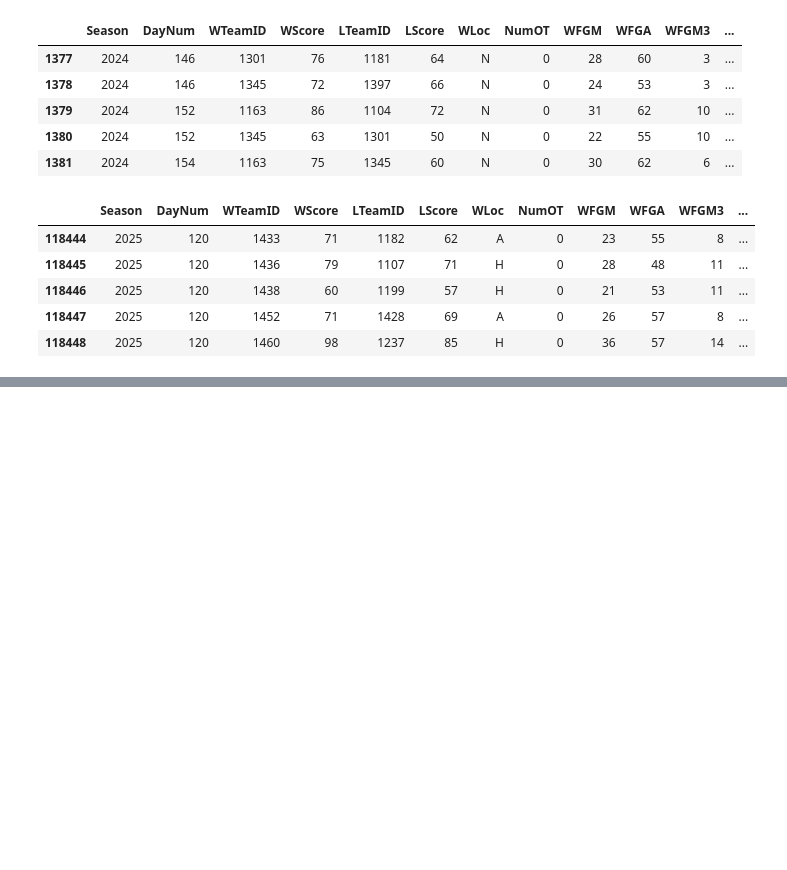
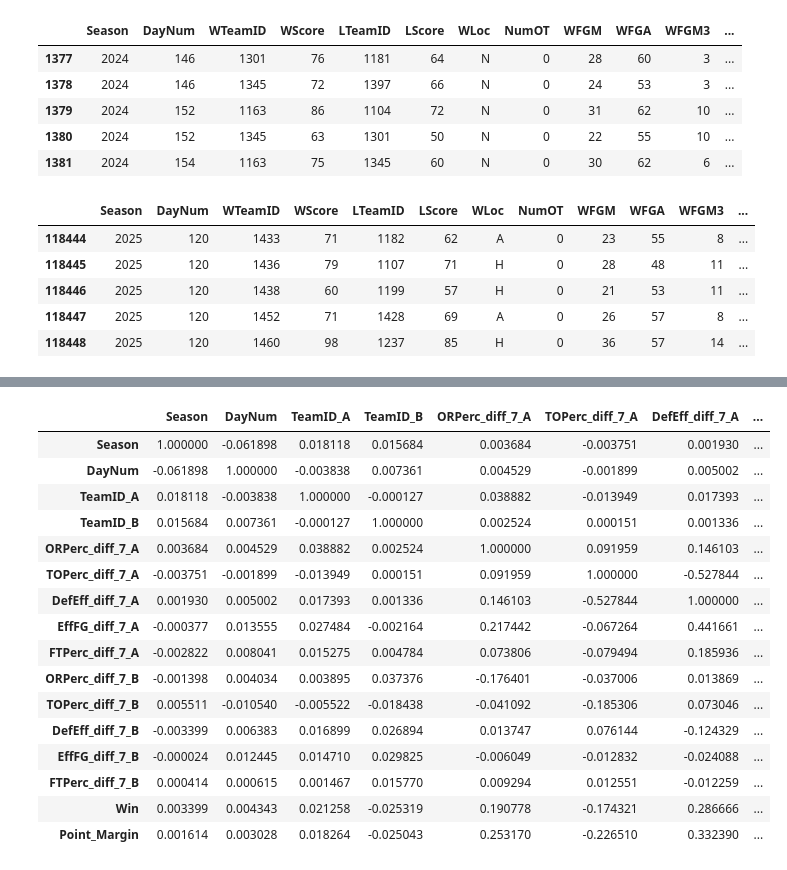
Before and after one commit to sidthakur08/mm-2025, a Jupyter notebook: explore.ipynb, the cells around one changed output, grey strips where cells are left out. Saved outputs shown, nothing was run; the diff lists cells and outputs as text; code cells hidden in the pictures; blank space fills up the shorter version.

```diff
--- a/explore.ipynb
+++ b/explore.ipynb
@@ -185,5 +185 @@ Win
 Name: count, dtype: int64
-# %%
-new_detailed_reg['PM'] = new_detailed_reg['Score_A'] - new_detailed_reg['Score_B']
-new_detailed_reg['OR_diff'] = new_detailed_reg['OR_A'] - new_detailed_reg['OR_B']
-new_detailed_reg['DR_diff'] = new_detailed_reg['DR_A'] - new_detailed_reg['DR_B']
@@ -189,0 +348,20 @@ new_detailed_reg['DR_diff'] = new_detailed_reg['DR_A'] - new_detailed_reg['DR_B'
+# %%
+df_final.corr()
+# %% [output]
+|  | Season | DayNum | TeamID_A | TeamID_B | ORPerc_diff_7_A | TOPerc_diff_7_A | DefEff_diff_7_A | ... |
+| Season | 1.000000 | -0.061898 | 0.018118 | 0.015684 | 0.003684 | -0.003751 | 0.001930 | ... |
+| DayNum | -0.061898 | 1.000000 | -0.003838 | 0.007361 | 0.004529 | -0.001899 | 0.005002 | ... |
+| TeamID_A | 0.018118 | -0.003838 | 1.000000 | -0.000127 | 0.038882 | -0.013949 | 0.017393 | ... |
+| TeamID_B | 0.015684 | 0.007361 | -0.000127 | 1.000000 | 0.002524 | 0.000151 | 0.001336 | ... |
+| ORPerc_diff_7_A | 0.003684 | 0.004529 | 0.038882 | 0.002524 | 1.000000 | 0.091959 | 0.146103 | ... |
+| TOPerc_diff_7_A | -0.003751 | -0.001899 | -0.013949 | 0.000151 | 0.091959 | 1.000000 | -0.527844 | ... |
+| DefEff_diff_7_A | 0.001930 | 0.005002 | 0.017393 | 0.001336 | 0.146103 | -0.527844 | 1.000000 | ... |
+| EffFG_diff_7_A | -0.000377 | 0.013555 | 0.027484 | -0.002164 | 0.217442 | -0.067264 | 0.441661 | ... |
+| FTPerc_diff_7_A | -0.002822 | 0.008041 | 0.015275 | 0.004784 | 0.073806 | -0.079494 | 0.185936 | ... |
+| ORPerc_diff_7_B | -0.001398 | 0.004034 | 0.003895 | 0.037376 | -0.176401 | -0.037006 | 0.013869 | ... |
+| TOPerc_diff_7_B | 0.005511 | -0.010540 | -0.005522 | -0.018438 | -0.041092 | -0.185306 | 0.073046 | ... |
+| DefEff_diff_7_B | -0.003399 | 0.006383 | 0.016899 | 0.026894 | 0.013747 | 0.076144 | -0.124329 | ... |
+| EffFG_diff_7_B | -0.000024 | 0.012445 | 0.014710 | 0.029825 | -0.006049 | -0.012832 | -0.024088 | ... |
+| FTPerc_diff_7_B | 0.000414 | 0.000615 | 0.001467 | 0.015770 | 0.009294 | 0.012551 | -0.012259 | ... |
+| Win | 0.003399 | 0.004343 | 0.021258 | -0.025319 | 0.190778 | -0.174321 | 0.286666 | ... |
+| Point_Margin | 0.001614 | 0.003028 | 0.018264 | -0.025043 | 0.253170 | -0.226510 | 0.332390 | ... |
```
Also changed, not shown: parts of 16 cells of this notebook.
